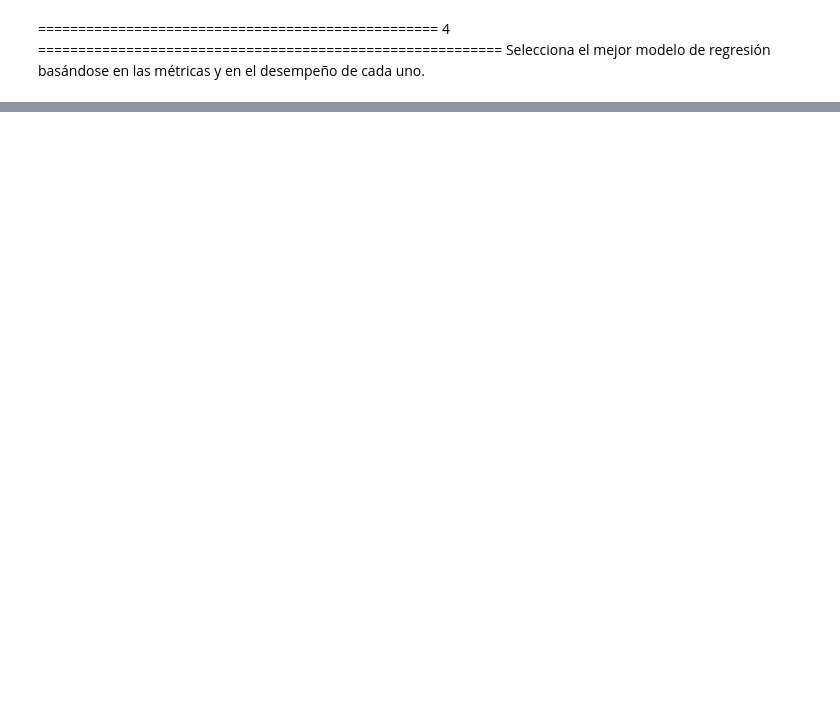
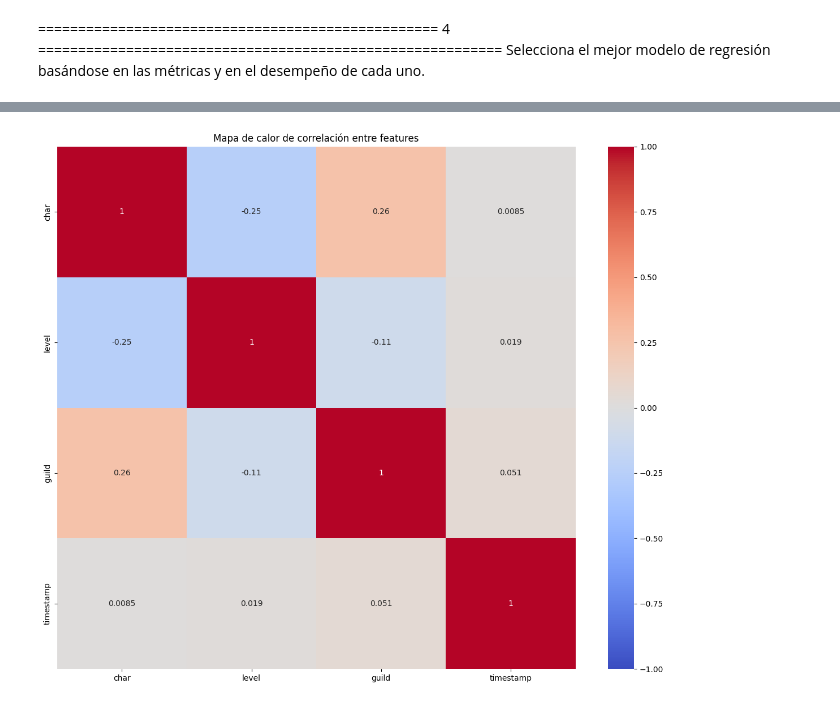
Before and after one commit to Andresilvampuero/machinwow, a Jupyter notebook: wow/notebooks/Exploracion.ipynb, the cells around one changed output, grey strips where cells are left out. Cells and saved outputs as stored; diff of their text form; code cells hidden in the pictures; blank space fills up the shorter version.

```diff
--- a/wow/notebooks/Exploracion.ipynb
+++ b/wow/notebooks/Exploracion.ipynb
@@ -1087,0 +1348,83 @@ Selecciona el mejor modelo de regresión basándose en las métricas y en el des
+# %%
+import pandas as pd
+import numpy as np
+import matplotlib.pyplot as plt
+import seaborn as sns
+from sklearn.preprocessing import StandardScaler
+from sklearn.decomposition import PCA
+
+# Asumimos que ya tienes cargado el DataFrame wowah_data
+
+# Seleccionar las columnas numéricas para el análisis de correlación
+numeric_columns = wowah_data.select_dtypes(include=[np.number]).columns
+data_numeric = wowah_data[numeric_columns]
+
+# 1. Matriz de correlación
+correlation_matrix = data_numeric.corr()
+
+# 2. Heatmap de correlación
+plt.figure(figsize=(12, 10))
+sns.heatmap(correlation_matrix, annot=True, cmap='coolwarm', vmin=-1, vmax=1, center=0)
+plt.title('Mapa de calor de correlación entre features')
+plt.tight_layout()
+plt.show()
+
+# 3. Pairplot para visualizar relaciones entre pares de variables
+sns.pairplot(data_numeric, diag_kind='kde')
+plt.suptitle('Pairplot de features numéricos', y=1.02)
+plt.show()
+
+# 4. Análisis de Componentes Principales (PCA)
+scaler = StandardScaler()
+data_scaled = scaler.fit_transform(data_numeric)
+
+pca = PCA()
+pca_result = pca.fit_transform(data_scaled)
+
+# Calcular la varianza explicada acumulada
+explained_variance_ratio = np.cumsum(pca.explained_variance_ratio_)
+
+# Graficar la varianza explicada acumulada
+plt.figure(figsize=(10, 6))
+plt.plot(range(1, len(explained_variance_ratio) + 1), explained_variance_ratio, 'bo-')
+plt.xlabel('Número de componentes')
+plt.ylabel('Varianza explicada acumulada')
+plt.title('Varianza explicada acumulada por componentes principales')
+plt.grid(True)
+plt.show()
+
+# 5. Visualización de las dos primeras componentes principales
+plt.figure(figsize=(10, 8))
+plt.scatter(pca_result[:, 0], pca_result[:, 1], alpha=0.3)
+plt.xlabel('Primera Componente Principal')
+plt.ylabel('Segunda Componente Principal')
+plt.title('Visualización de datos en las dos primeras componentes principales')
+plt.tight_layout()
+plt.show()
+
+# 6. Contribución de las variables originales a las dos primeras componentes principales
+component_df = pd.DataFrame(data=pca.components_.T[:, :2], columns=['PC1', 'PC2'], index=numeric_columns)
+plt.figure(figsize=(10, 8))
+sns.heatmap(component_df, annot=True, cmap='coolwarm', vmin=-1, vmax=1, center=0)
+plt.title('Contribución de variables a las dos primeras componentes principales')
+plt.tight_layout()
+plt.show()
+
+# 7. Correlación entre variables categóricas y numéricas
+categorical_columns = wowah_data.select_dtypes(include=['object']).columns
+for cat_col in categorical_columns:
+    plt.figure(figsize=(12, 6))
+    wowah_data.boxplot(column='level', by=cat_col)
+    plt.title(f'Distribución de nivel por {cat_col}')
+    plt.suptitle('')
+    plt.tight_layout()
+    plt.show()
+
+# 8. Análisis de correlación de Spearman (para variables no lineales)
+spearman_corr = data_numeric.corr(method='spearman')
+plt.figure(figsize=(12, 10))
+sns.heatmap(spearman_corr, annot=True, cmap='coolwarm', vmin=-1, vmax=1, center=0)
+plt.title('Mapa de calor de correlación de Spearman entre features')
+plt.tight_layout()
+plt.show()
+# %% [output]
@@ -1087,0 +1432 @@ Selecciona el mejor modelo de regresión basándose en las métricas y en el des
+[figure, added]
```
Also changed, not shown: parts of 10 cells of this notebook.
